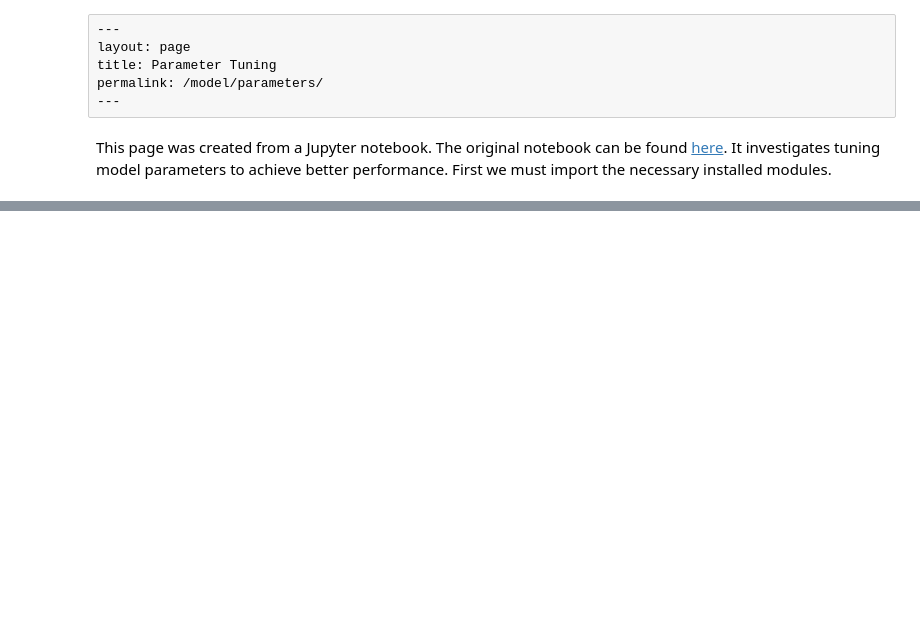
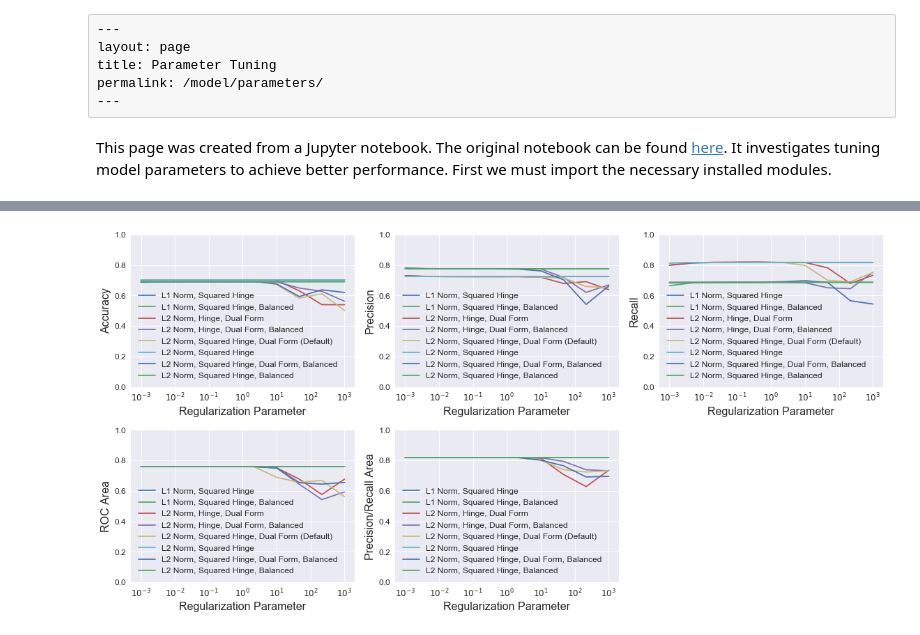
Before and after one commit to cedev935/databall-betting, a Jupyter notebook: notebooks/parameter-tuning.ipynb, the cells around one changed output, grey strips where cells are left out. Drawn from its saved outputs; the diff is of its cells as text; code cells hidden in the pictures; blank space fills up the shorter version.

```diff
--- a/notebooks/parameter-tuning.ipynb
+++ b/notebooks/parameter-tuning.ipynb
@@ -153,0 +131,20 @@ plot_metrics(nVec, [l1, l2], 2, 3, ['L1 Norm', 'L2 Norm', 'L2 Norm'], 'C', ylabe
+# %%
+# Create functions that return support vector machines with different parameters
+models = [partial(LinearSVC, penalty='l1', dual=False),
+          partial(LinearSVC, penalty='l1', dual=False, class_weight='balanced'),
+          partial(LinearSVC, loss='hinge'),
+          partial(LinearSVC, loss='hinge', class_weight='balanced'),
+          partial(LinearSVC),
+          partial(LinearSVC, dual=False),
+          partial(LinearSVC, class_weight='balanced'),
+          partial(LinearSVC, dual=False, class_weight='balanced')]
+
+C_vec = np.logspace(start=-3, stop=3, num=10)
+results = get_metrics(models, ['SRS'], 'C', C_vec)
+legend = ['L1 Norm, Squared Hinge', 'L1 Norm, Squared Hinge, Balanced', 'L2 Norm, Hinge, Dual Form',
+          'L2 Norm, Hinge, Dual Form, Balanced', 'L2 Norm, Squared Hinge, Dual Form (Default)',
+          'L2 Norm, Squared Hinge', 'L2 Norm, Squared Hinge, Dual Form, Balanced',
+          'L2 Norm, Squared Hinge, Balanced']
+plot_metrics(C_vec, results, 'Regularization Parameter', legend, legendsize=12, log=True)
+# %% [output]
+[figure, added]
```
Also changed, not shown: parts of 26 cells of this notebook.
